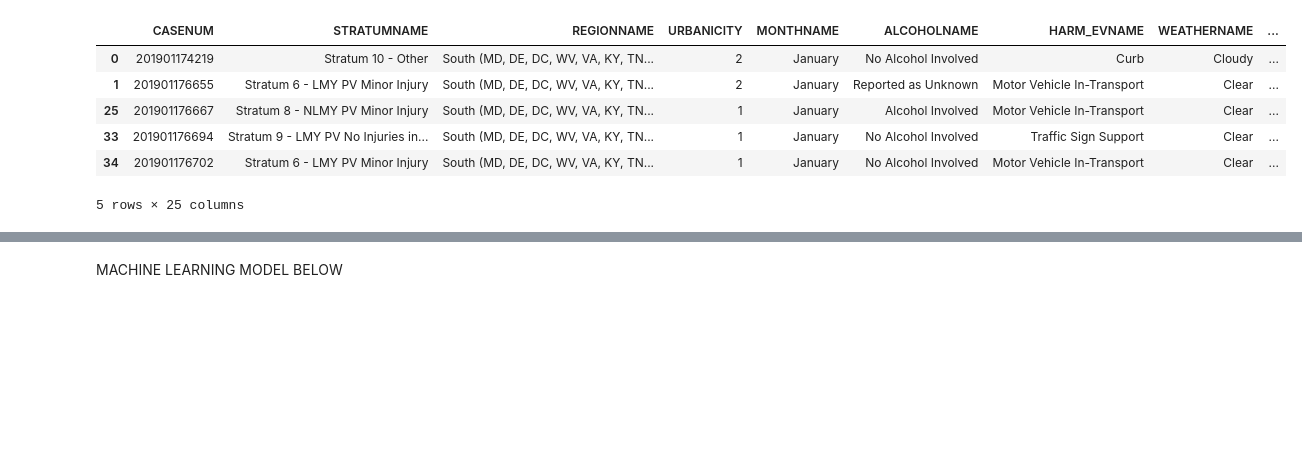
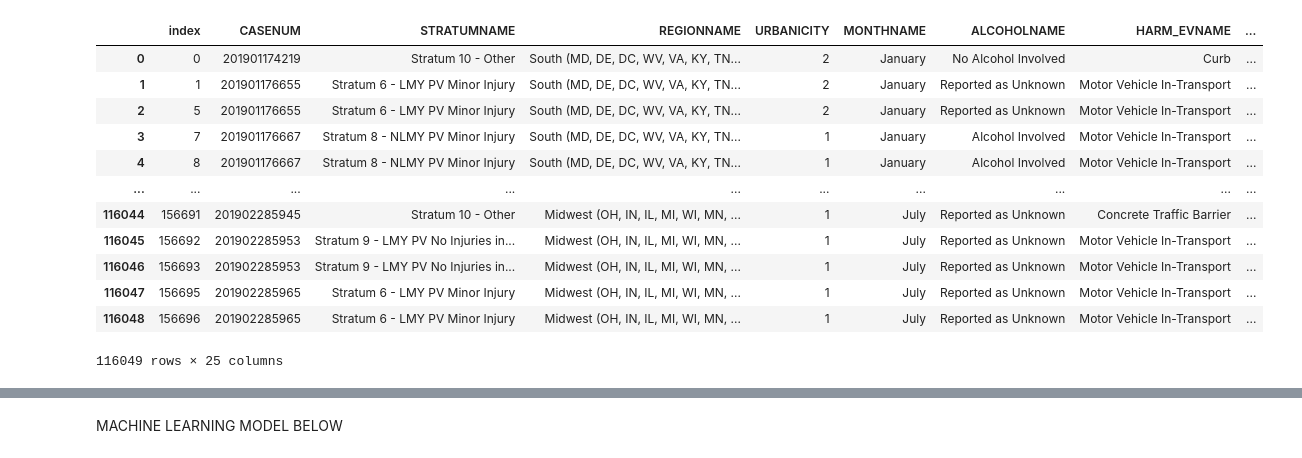
Before and after one commit to amburu4159/group-3-ku042021, a Jupyter notebook: MachineLearningModel.ipynb, the cells around one changed output, grey strips where cells are left out. Drawn from its saved outputs; the diff is of its cells as text; code cells hidden in the pictures; blank space fills up the shorter version.

```diff
--- a/MachineLearningModel.ipynb
+++ b/MachineLearningModel.ipynb
@@ -95,7 +149,7 @@ data2_df.head()
 # %%
 #Merging people dataframe into final dataframe
-data_df = data2_df.merge(people_df, on='CASENUM')
-data_df.head()
+merge3_df = pd.merge(drop1, people_df, on=["VEH_NO", "CASENUM"], how="inner")
+merge3_df
 # %% [output]
 |  | CASENUM | STRATUMNAME | REGIONNAME | URBANICITY | MONTHNAME | ALCOHOLNAME | HARM_EVNAME | WEATHERNAME | ... |
 | 0 | 201901174219 | Stratum 10 - Other | South (MD, DE, DC, WV, VA, KY, TN... | 2 | January | No Alcohol Involved | Curb | Cloudy | ... |
@@ -106,0 +179,3 @@ data_df.head()
+# %%
+#Deleting all people involved with crash who are not number 1 (driver)
+merge3_df.drop(merge3_df.index[merge3_df['PER_NO']!=1], inplace=True)
@@ -106,0 +190,4 @@ data_df.head()
+# %%
+#SEtting data_df equal to last merge and printing out dataframe
+data_df = merge3_df
+data_df
@@ -107,12 +208,21 @@ data_df.head()
+# %%
+#Resetting the index of dataframe
+data_df = data_df.reset_index()
 # %%
 #Removing duplicate case number rows
-data_df = data_df.drop_duplicates(subset=['CASENUM'])
-data_df.head()
+data_df = data_df.drop_duplicates()
+data_df
 # %% [output]
-|  | CASENUM | STRATUMNAME | REGIONNAME | URBANICITY | MONTHNAME | ALCOHOLNAME | HARM_EVNAME | WEATHERNAME | ... |
-| 0 | 201901174219 | Stratum 10 - Other | South (MD, DE, DC, WV, VA, KY, TN... | 2 | January | No Alcohol Involved | Curb | Cloudy | ... |
-| 1 | 201901176655 | Stratum 6 - LMY PV Minor Injury | South (MD, DE, DC, WV, VA, KY, TN... | 2 | January | Reported as Unknown | Motor Vehicle In-Transport | Clear | ... |
-| 25 | 201901176667 | Stratum 8 - NLMY PV Minor Injury | South (MD, DE, DC, WV, VA, KY, TN... | 1 | January | Alcohol Involved | Motor Vehicle In-Transport | Clear | ... |
-| 33 | 201901176694 | Stratum 9 - LMY PV No Injuries in... | South (MD, DE, DC, WV, VA, KY, TN... | 1 | January | No Alcohol Involved | Traffic Sign Support | Clear | ... |
-| 34 | 201901176702 | Stratum 6 - LMY PV Minor Injury | South (MD, DE, DC, WV, VA, KY, TN... | 1 | January | No Alcohol Involved | Motor Vehicle In-Transport | Clear | ... |
+|  | index | CASENUM | STRATUMNAME | REGIONNAME | URBANICITY | MONTHNAME | ALCOHOLNAME | HARM_EVNAME | ... |
+| 0 | 0 | 201901174219 | Stratum 10 - Other | South (MD, DE, DC, WV, VA, KY, TN... | 2 | January | No Alcohol Involved | Curb | ... |
+| 1 | 1 | 201901176655 | Stratum 6 - LMY PV Minor Injury | South (MD, DE, DC, WV, VA, KY, TN... | 2 | January | Reported as Unknown | Motor Vehicle In-Transport | ... |
+| 2 | 5 | 201901176655 | Stratum 6 - LMY PV Minor Injury | South (MD, DE, DC, WV, VA, KY, TN... | 2 | January | Reported as Unknown | Motor Vehicle In-Transport | ... |
+| 3 | 7 | 201901176667 | Stratum 8 - NLMY PV Minor Injury | South (MD, DE, DC, WV, VA, KY, TN... | 1 | January | Alcohol Involved | Motor Vehicle In-Transport | ... |
+| 4 | 8 | 201901176667 | Stratum 8 - NLMY PV Minor Injury | South (MD, DE, DC, WV, VA, KY, TN... | 1 | January | Alcohol Involved | Motor Vehicle In-Transport | ... |
+| ... | ... | ... | ... | ... | ... | ... | ... | ... | ... |
+| 116044 | 156691 | 201902285945 | Stratum 10 - Other | Midwest (OH, IN, IL, MI, WI, MN, ... | 1 | July | Reported as Unknown | Concrete Traffic Barrier | ... |
+| 116045 | 156692 | 201902285953 | Stratum 9 - LMY PV No Injuries in... | Midwest (OH, IN, IL, MI, WI, MN, ... | 1 | July | Reported as Unknown | Motor Vehicle In-Transport | ... |
+| 116046 | 156693 | 201902285953 | Stratum 9 - LMY PV No Injuries in... | Midwest (OH, IN, IL, MI, WI, MN, ... | 1 | July | Reported as Unknown | Motor Vehicle In-Transport | ... |
+| 116047 | 156695 | 201902285965 | Stratum 6 - LMY PV Minor Injury | Midwest (OH, IN, IL, MI, WI, MN, ... | 1 | July | Reported as Unknown | Motor Vehicle In-Transport | ... |
+| 116048 | 156696 | 201902285965 | Stratum 6 - LMY PV Minor Injury | Midwest (OH, IN, IL, MI, WI, MN, ... | 1 | July | Reported as Unknown | Motor Vehicle In-Transport | ... |
-5 rows × 25 columns
+116049 rows × 25 columns
```
Also changed, not shown: parts of 43 cells of this notebook.
